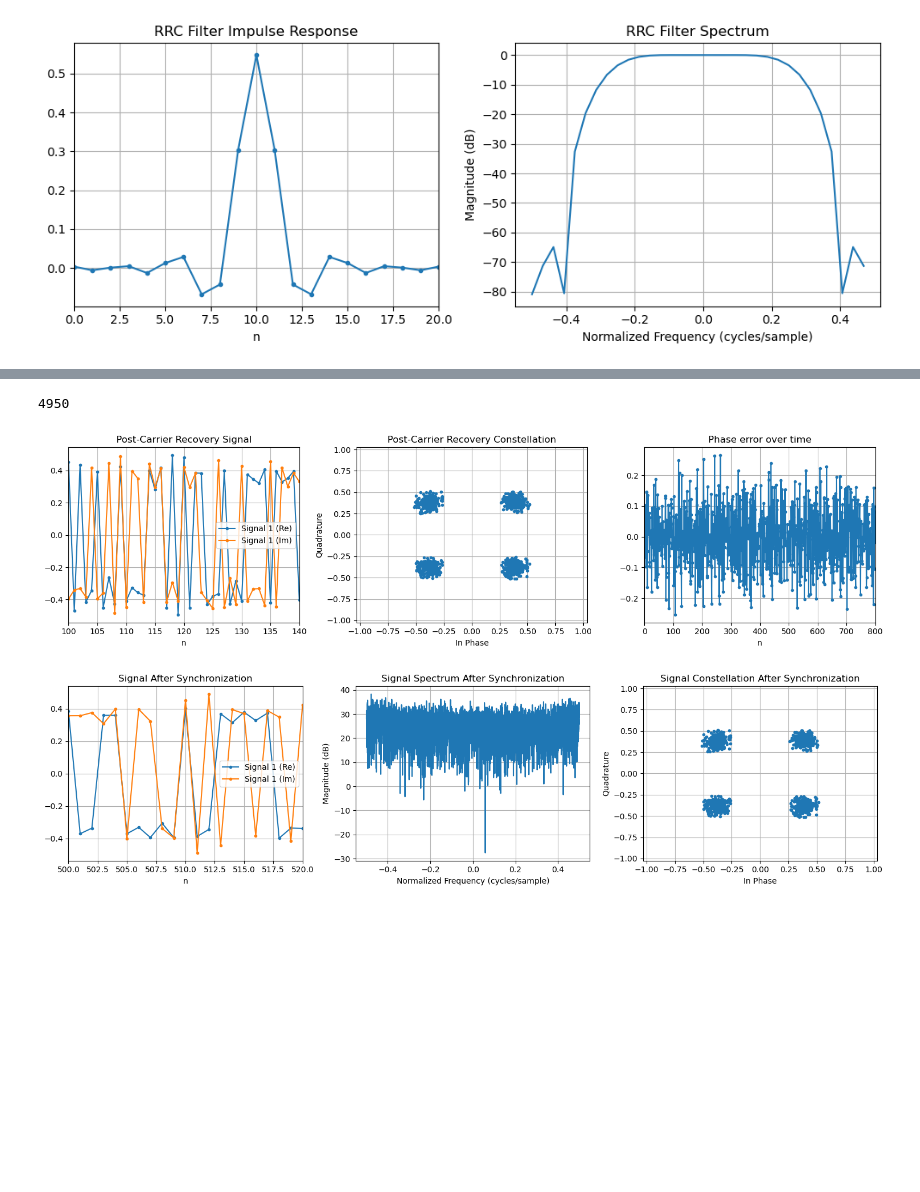
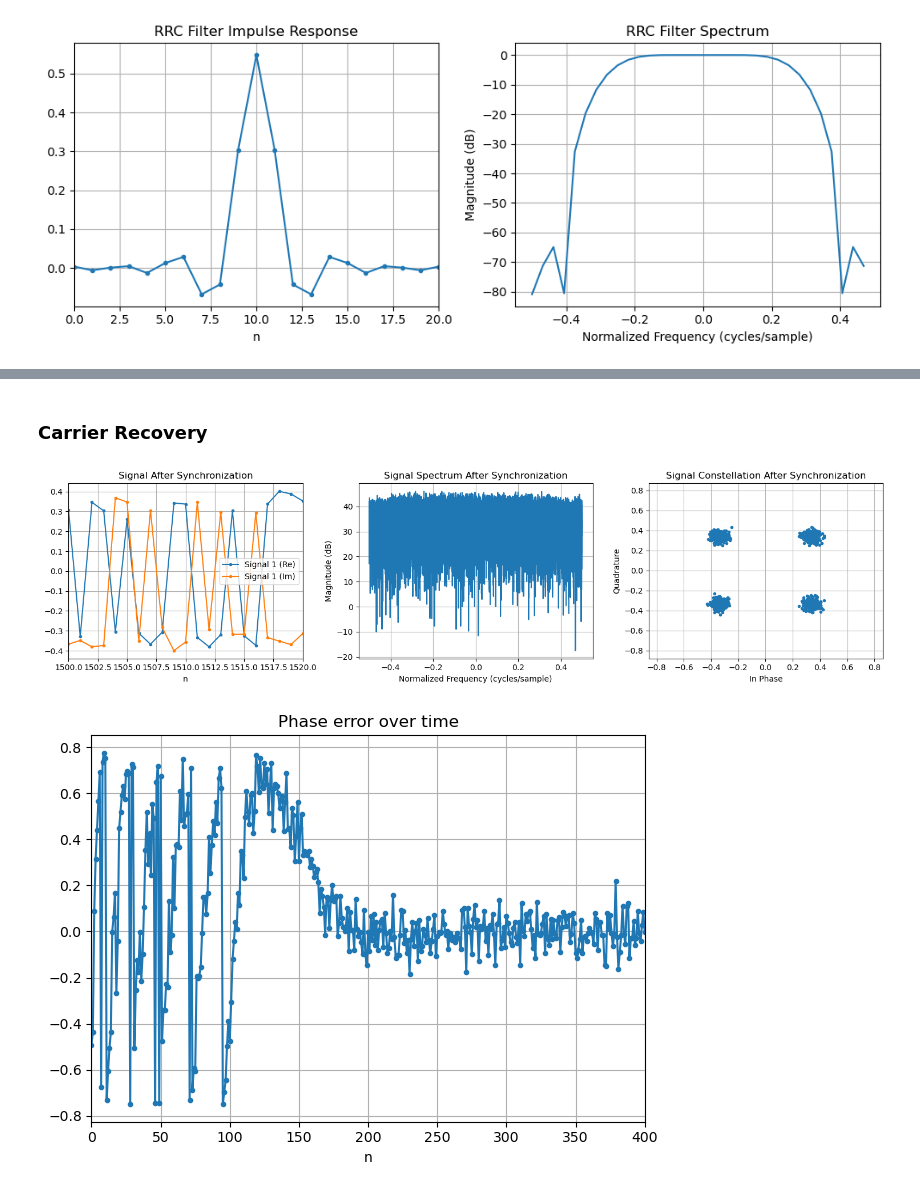
Before and after one commit to cddelong6626/sdr-notebooks, a Jupyter notebook: notebooks/qpsk_sim.ipynb, the cells around one changed output, grey strips where cells are left out. Cells and saved outputs as stored; diff of their text form; code cells hidden in the pictures; blank space fills up the shorter version.

```diff
--- a/notebooks/qpsk_sim.ipynb
+++ b/notebooks/qpsk_sim.ipynb
@@ -47,8 +52,8 @@ import py_utils as pu                       # Python utils
 from py_utils import visualization as vz    # Python visualization utils
 
 # Constants
-SPS = int(2)                        # samples per symbol
-N_BITS = 10**4                      # number of bits to simulate
+SPS = int(2)                        # samples per symbol. Must be 2 for Gardner TED
+N_BITS = 10**5                      # number of bits to simulate
 N_SYMBOLS = int(N_BITS/2)           # qpsk: 2 bits/sample, IF differential coding: +1 symbol
 N_RRC_TAPS = SPS*10 + 1             # number of taps in rrc filter (10 on each side of center)
 SNR_DB = 20                         # channel SNR in dB
@@ -61,9 +70,7 @@ vz.plot_signal(bits_tx, title='TX Bits', xlim=[0, 30]);
 # %%
-### QPSK modulation ###
-
 # Use differential coding to account for phase ambiguity
-# sym_tx = pu.coding.diff_encode_psk_symbols(pu.modulation.modulate_qpsk(bits_tx))
 sym_tx = pu.modulation.modulate_qpsk(bits_tx)
+sym_tx = pu.coding.diff_encode_psk_symbols(sym_tx)
 
 fig, ax = vz.visualize(
     sym_tx,
@@ -143,13 +157,13 @@ fig, ax = vz.visualize(
 # %%
 ### Matched filter ###
 # sig_matched = np.convolve(sig_rx, h_rrc)
-sig_matched = pu.dsp.rrc_filter(sym_upsamp, n_taps=N_RRC_TAPS, Ts=SPS)
+sig_matched = pu.dsp.rrc_filter(sig_rx, n_taps=N_RRC_TAPS, Ts=SPS)
 
 fig, ax = vz.visualize(
     sig_matched,
     plots=('time', 'frequency', 'constellation'),
     plot_kwargs={
-        'time': {'title': 'Signal After Matched Filter', 'xlim': [50, 200]},
+        'time': {'title': 'Signal After Matched Filter', 'xlim': [500, 520]},
         'frequency': {'title': 'Signal Spectrum After Matched Filter'},
         'constellation': {'title': 'Signal Constellation After Matched Filter'}
     }
@@ -159,53 +202,28 @@ fig, ax = vz.visualize(
+# %% [markdown]
+### Carrier Recovery
 # %%
-
-### Symbol Synchronization ###
-
-"""
-Gardner:
-- Low complexity
-- 2x oversampling fine since sample rate is same for both rx and tx on PlutoSDR
-- Better than M&M in lower SNR environments
-- Real-time low-latency
-
-cubic interpolation:
-- Complexity not bad (better than sinc) when using Farrow structures
-- More accurate than lower order quadratic interpolaters
-"""
-stc = pu.timing_recovery.GardnerSymbolTimingCorrector()
-symbols_sampled = stc.correct_batch(sig_matched)
-# symbols_sampled = sig_matched[::SPS]
-print(len(symbols_sampled))
-
-### Carrier Recovery ###
 # 2nd Order Costas Loop
-K_p = 0.04
-K_i = 0.03
-
-control = pu.PIDFeedback(K_p, K_i)
-error_history = np.empty_like(symbols_sampled, dtype=np.float32)
-sym_rot = pu.carrier_recovery.costas_loop(symbols_sampled, control, error_history=error_history)
+loop_bw = 1/20
+sym_rot = np.empty_like(symbols_sampled, dtype=np.complex64)
+costas = pu.carrier_recovery.CostasLoopQPSK(loop_bw)
+costas.process(symbols_sampled, sym_rot)
 symbols = np.array([sym_rot[i]*(i % SPS == 0) for i in np.arange(sym_rot.size)], dtype=sym_rot.dtype)
 
 
-# Add in before + after plots for (carrier recovery), (symbol timing recovery)
-fig, axs = plt.subplots(1, 3, figsize=(15, 4))
-vz.plot_signal(sym_rot, title='Post-Carrier Recovery Signal', xlim=[50*SPS, 70*SPS], ax=axs[0])
-vz.plot_constellation(sym_rot, title='Post-Carrier Recovery Constellation', offset=50*SPS, ax=axs[1])
-vz.plot_signal(error_history, title='Phase error over time', xlim=[0, 800], ax=axs[2])
-
-plt.tight_layout()
-plt.show()
-
+# Visualize after carrier recovery
 fig, ax = vz.visualize(
     sym_rot,
     plots=('time', 'frequency', 'constellation'),
     plot_kwargs={
-        'time': {'title': 'Signal After Synchronization', 'xlim': [500, 520]},
+        'time': {'title': 'Signal After Synchronization', 'xlim': [1500, 1520]},
         'frequency': {'title': 'Signal Spectrum After Synchronization'},
-        'constellation': {'title': 'Signal Constellation After Synchronization'}
+        'constellation': {'title': 'Signal Constellation After Synchronization', 'xlim': [1500, 2500]}
     }
 );
+
+vz.plot_signal(costas.error_history, title='Phase error over time', xlim=[0, 400])
+plt.tight_layout()
+plt.show()
 # %% [output]
-4950
-[figure, old version]
+[figure, new version]
-[figure, old version]
+[figure, new version]
```
Also changed, not shown: parts of 22 cells of this notebook, 16 other files.
